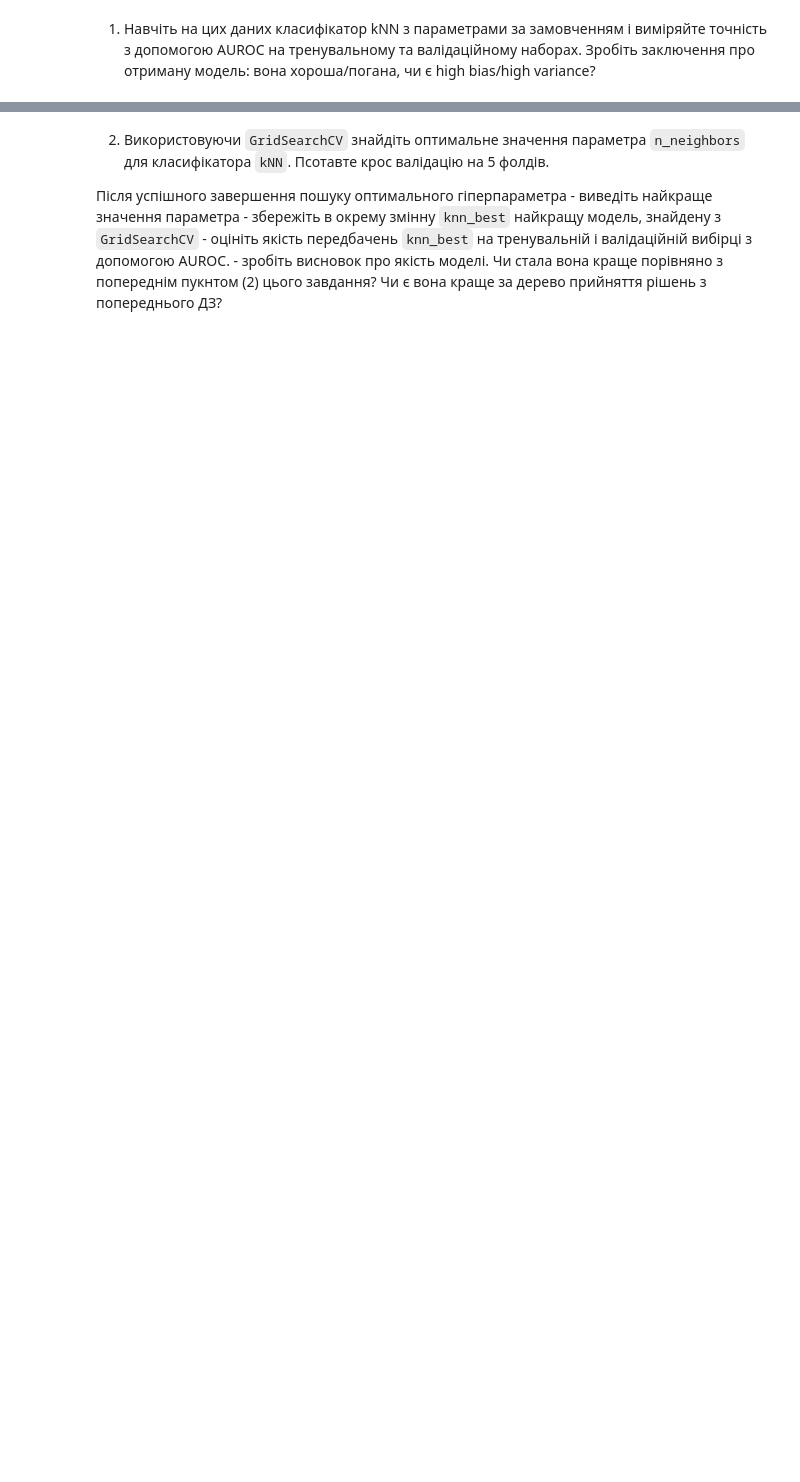
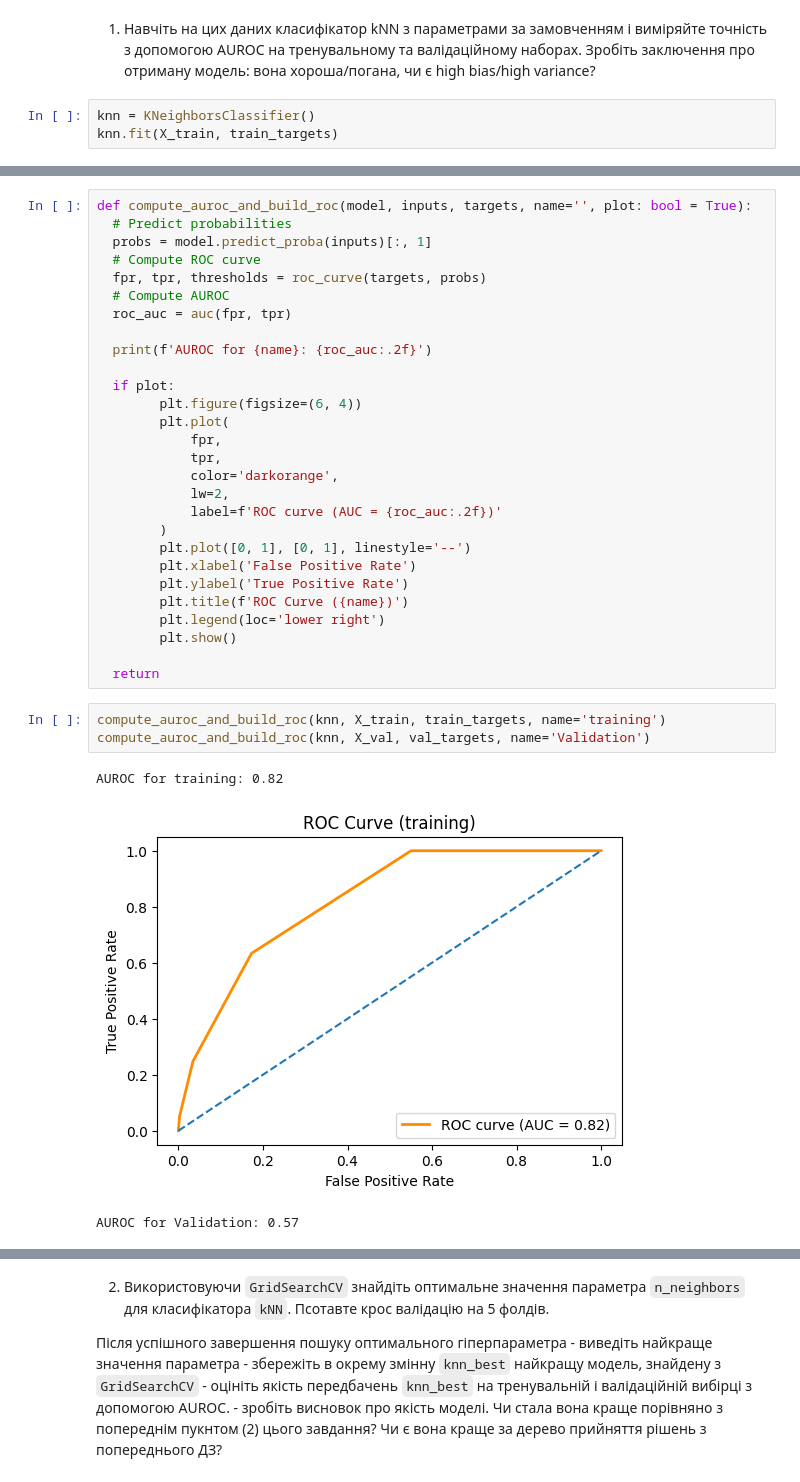
Before and after one commit to sekhahelina/ML_tasks, a Jupyter notebook: Module2/HW_2_4_kNN_Кросвалідація_і_тюнинг_гіперпараметрів.ipynb, the cells around one changed output, grey strips where cells are left out. Saved outputs shown, nothing was run; the diff lists cells and outputs as text; blank space fills up the shorter version.

```diff
--- a/Module2/HW_2_4_kNN_Кросвалідація_і_тюнинг_гіперпараметрів.ipynb
+++ b/Module2/HW_2_4_kNN_Кросвалідація_і_тюнинг_гіперпараметрів.ipynb
@@ -11,2 +41,5 @@
 # %% [markdown]
 1. Навчіть на цих даних класифікатор kNN з параметрами за замовченням і виміряйте точність з допомогою AUROC на тренувальному та валідаційному наборах. Зробіть заключення про отриману модель: вона хороша/погана, чи є high bias/high variance?
+# %%
+knn = KNeighborsClassifier()
+knn.fit(X_train, train_targets)
@@ -12,0 +55,35 @@
+# %%
+def compute_auroc_and_build_roc(model, inputs, targets, name='', plot: bool = True):
+  # Predict probabilities
+  probs = model.predict_proba(inputs)[:, 1]
+  # Compute ROC curve
+  fpr, tpr, thresholds = roc_curve(targets, probs)
+  # Compute AUROC
+  roc_auc = auc(fpr, tpr)
+
+  print(f'AUROC for {name}: {roc_auc:.2f}')
+
+  if plot:
+        plt.figure(figsize=(6, 4))
+        plt.plot(
+            fpr,
+            tpr,
+            color='darkorange',
+            lw=2,
+            label=f'ROC curve (AUC = {roc_auc:.2f})'
+        )
+        plt.plot([0, 1], [0, 1], linestyle='--')
+        plt.xlabel('False Positive Rate')
+        plt.ylabel('True Positive Rate')
+        plt.title(f'ROC Curve ({name})')
+        plt.legend(loc='lower right')
+        plt.show()
+
+  return
+# %%
+compute_auroc_and_build_roc(knn, X_train, train_targets, name='training')
+compute_auroc_and_build_roc(knn, X_val, val_targets, name='Validation')
+# %% [output]
+AUROC for training: 0.82
+[figure, added]
+AUROC for Validation: 0.57
```
Also changed, not shown: parts of 21 cells of this notebook.
